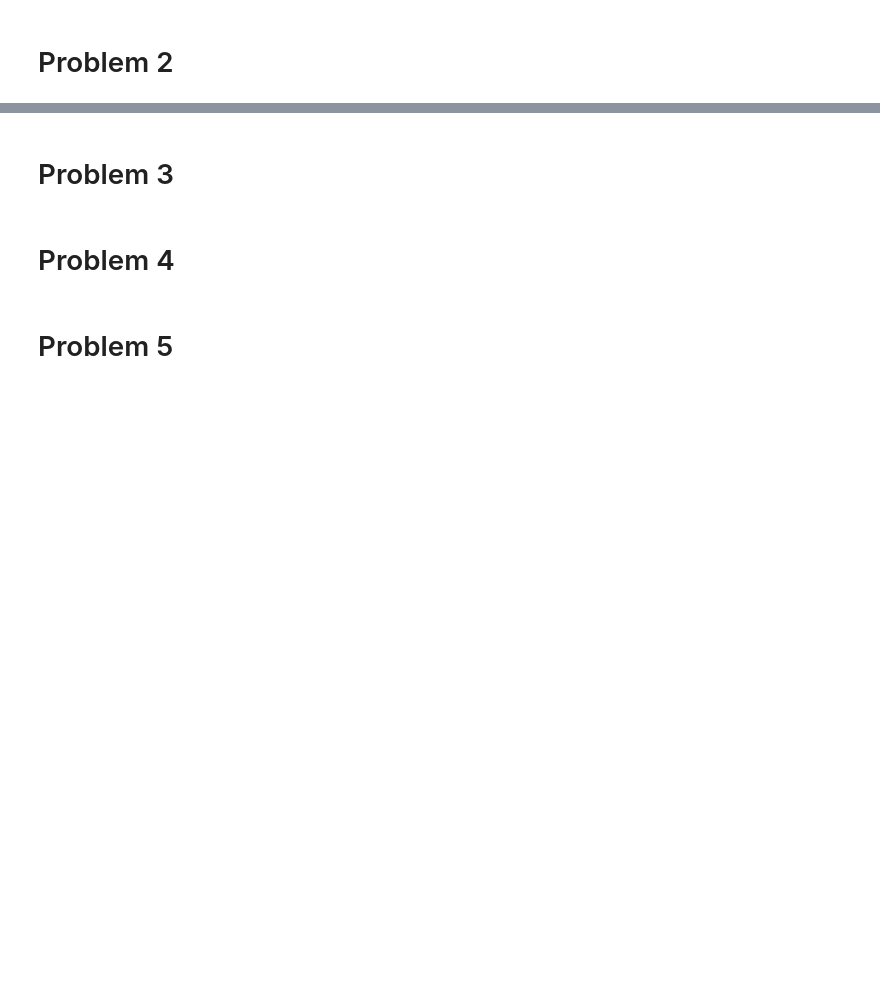
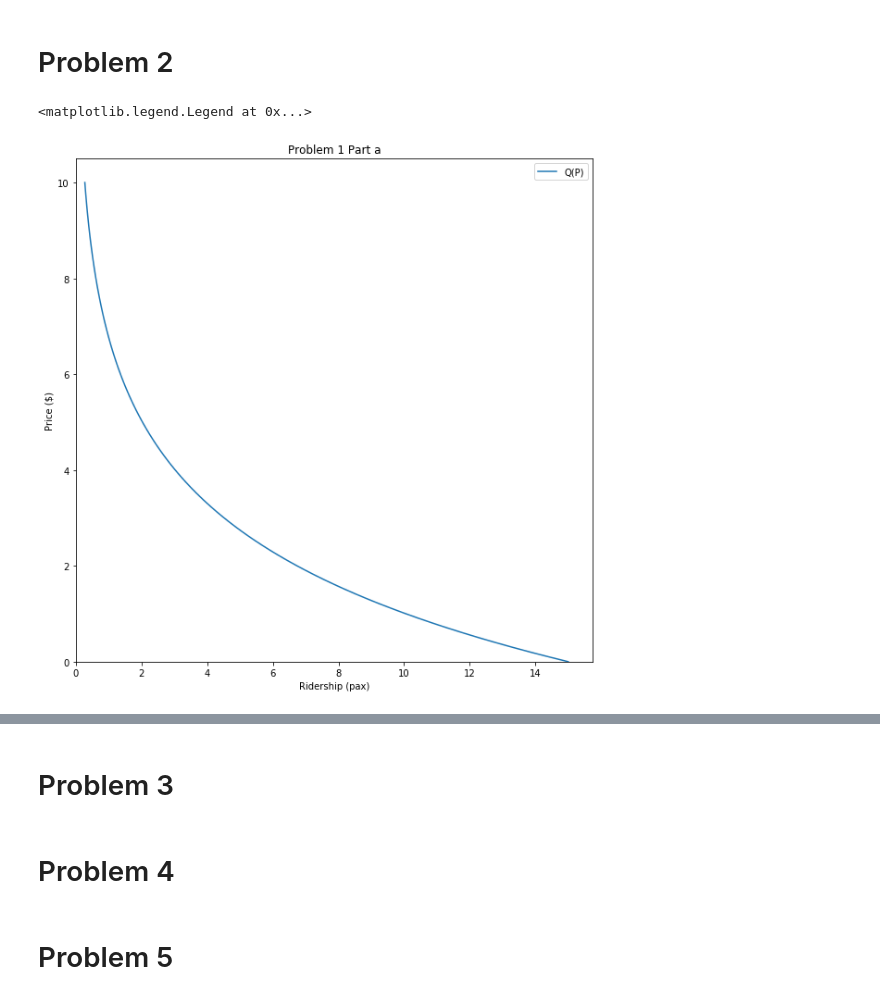
Before and after one commit to noahgarfinkle/Spring2020, a Jupyter notebook: CEE 498 Transportation Economics/Assignments/Assignment 2.ipynb, the cells around one changed output, grey strips where cells are left out. Drawn from its saved outputs; the diff is of its cells as text; code cells hidden in the pictures; blank space fills up the shorter version.

```diff
--- a/CEE 498 Transportation Economics/Assignments/Assignment 2.ipynb
+++ b/CEE 498 Transportation Economics/Assignments/Assignment 2.ipynb
@@ -117,2 +162,35 @@ consumerSurplus - producerLoss
 # %% [markdown]
 # Problem 2
+# %%
+α=15.0
+β=0.4
+F=10.0
+m0 = 0.8
+m1 = 0.3
+# %%
+def Q(P,α=α,β=β):
+    q = α*np.exp(-β*P)
+    return q
+# %%
+def P(Q,α=α,β=β):
+    p = (np.log(Q)-np.log(α))/(-β)
+    return p
+# %%
+Ps = np.linspace(0,10,100)
+Qs = [Q(P) for P in Ps]
+# %%
+fig,ax = plt.subplots(figsize=(10,10))
+# y axis is price
+# x axis is demand
+ax.plot(Qs,Ps,label="Q(P)")
+ax.set_ylabel("Price ($)")
+ax.set_xlabel("Ridership (pax)")
+ax.set_title("Problem 1 Part a")
+
+ax.set_xlim(left=0)
+ax.set_ylim(bottom=0)
+
+ax.legend()
+# %% [output]
+<matplotlib.legend.Legend at 0x...>
+[figure, added]
```
Also changed, not shown: parts of 10 cells of this notebook.
